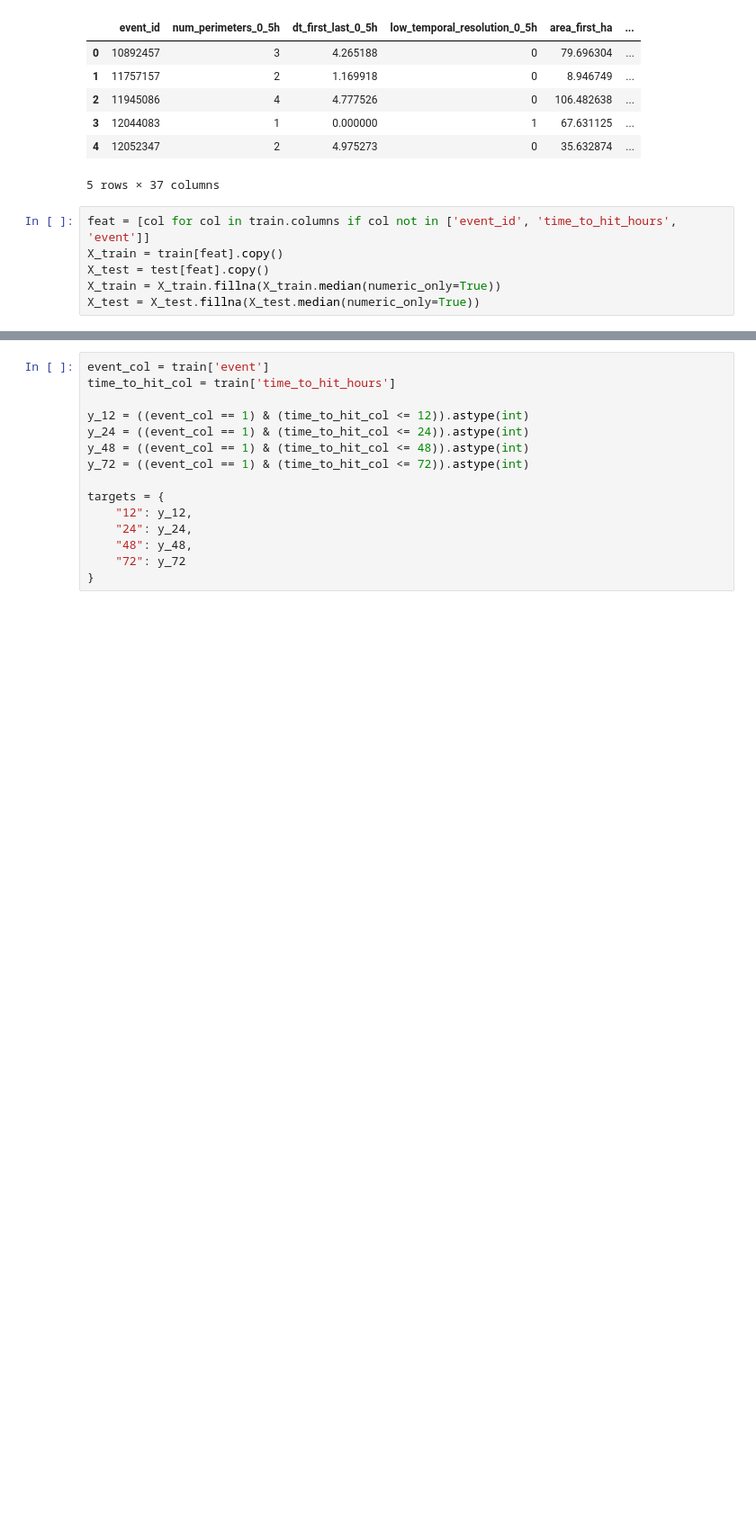
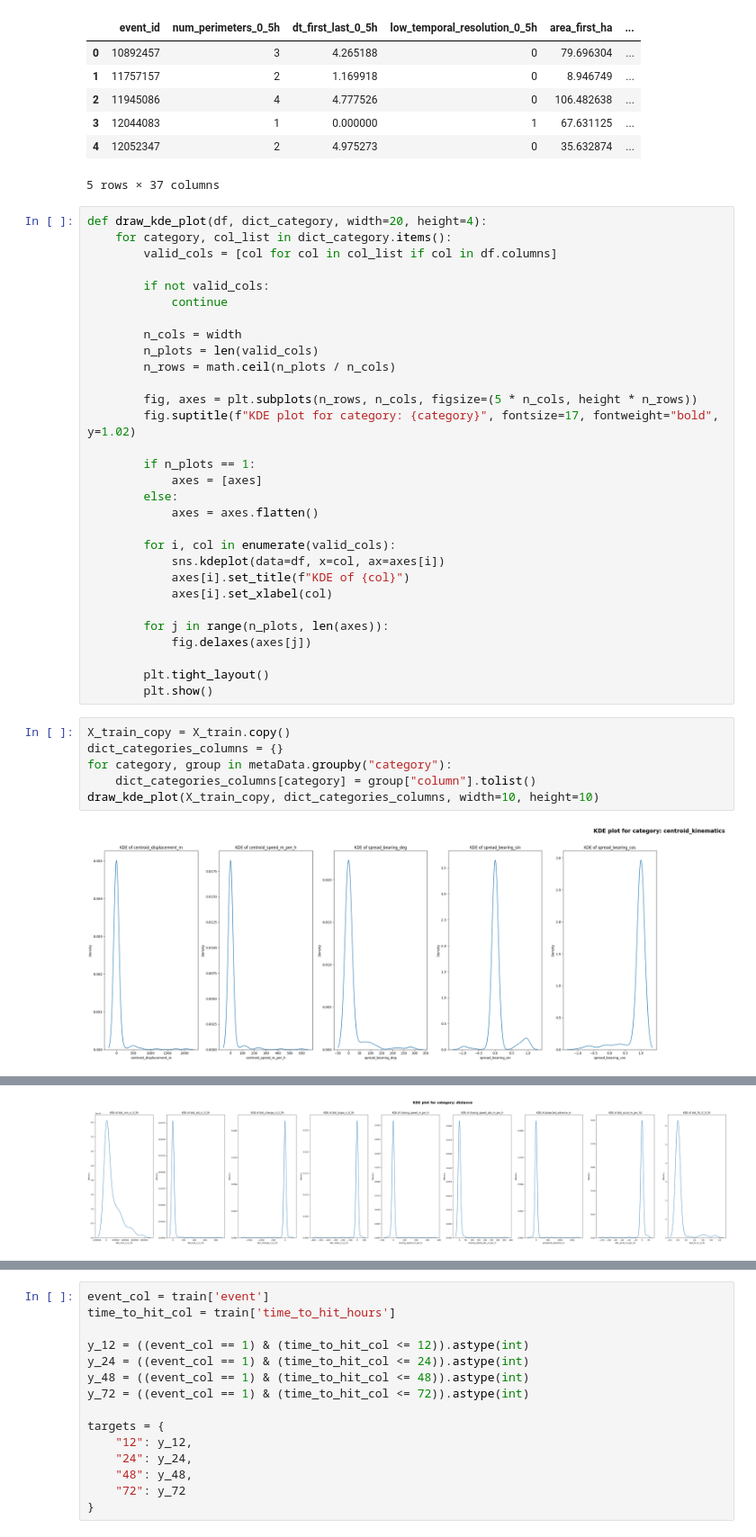
Before and after one commit to ChuongLe279/Kaggle-Competition, a Jupyter notebook: WiDSWorldWide_GlobalDathon26/main.ipynb, the cells around one changed output, grey strips where cells are left out. Shown at 90% size. Drawn from its saved outputs; the diff is of its cells as text; blank space fills up the shorter version.

Commit message:
Add KDE plot for all category: Does not seem to help much

```diff
--- a/WiDSWorldWide_GlobalDathon26/main.ipynb
+++ b/WiDSWorldWide_GlobalDathon26/main.ipynb
@@ -27,9 +55,41 @@ train.head()
 | 3 | 12044083 | 1 | 0.000000 | 1 | 67.631125 | ... |
 | 4 | 12052347 | 2 | 4.975273 | 0 | 35.632874 | ... |
 5 rows × 37 columns
-# %%
-feat = [col for col in train.columns if col not in ['event_id', 'time_to_hit_hours', 'event']]
-X_train = train[feat].copy()
-X_test = test[feat].copy()
-X_train = X_train.fillna(X_train.median(numeric_only=True))
-X_test = X_test.fillna(X_test.median(numeric_only=True))
+# %%
+def draw_kde_plot(df, dict_category, width=20, height=4):
+    for category, col_list in dict_category.items():
+        valid_cols = [col for col in col_list if col in df.columns]
+
+        if not valid_cols:
+            continue
+
+        n_cols = width
+        n_plots = len(valid_cols)
+        n_rows = math.ceil(n_plots / n_cols)
+
+        fig, axes = plt.subplots(n_rows, n_cols, figsize=(5 * n_cols, height * n_rows))
+        fig.suptitle(f"KDE plot for category: {category}", fontsize=17, fontweight="bold", y=1.02)
+
+        if n_plots == 1:
+            axes = [axes]
+        else:
+            axes = axes.flatten()
+
+        for i, col in enumerate(valid_cols):
+            sns.kdeplot(data=df, x=col, ax=axes[i])
+            axes[i].set_title(f"KDE of {col}")
+            axes[i].set_xlabel(col)
+
+        for j in range(n_plots, len(axes)):
+            fig.delaxes(axes[j])
+
+        plt.tight_layout()
+        plt.show()
+# %%
+X_train_copy = X_train.copy()
+dict_categories_columns = {}
+for category, group in metaData.groupby("category"):
+    dict_categories_columns[category] = group["column"].tolist()
+draw_kde_plot(X_train_copy, dict_categories_columns, width=10, height=10)
+# %% [output]
+[figure, added]
@@ -35,0 +97 @@ X_test = X_test.fillna(X_test.median(numeric_only=True))
+[figure, added]
```
Also changed, not shown: parts of 15 cells of this notebook, 4 other files.
